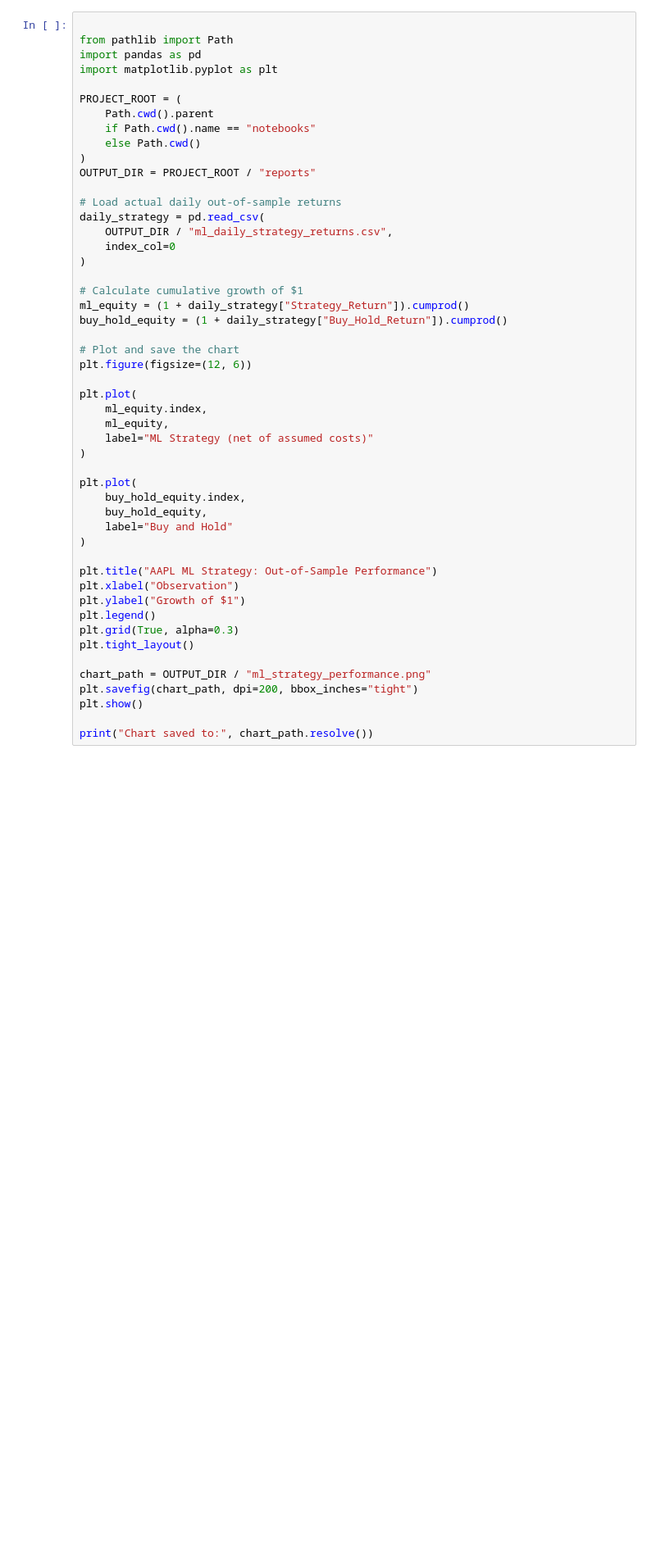
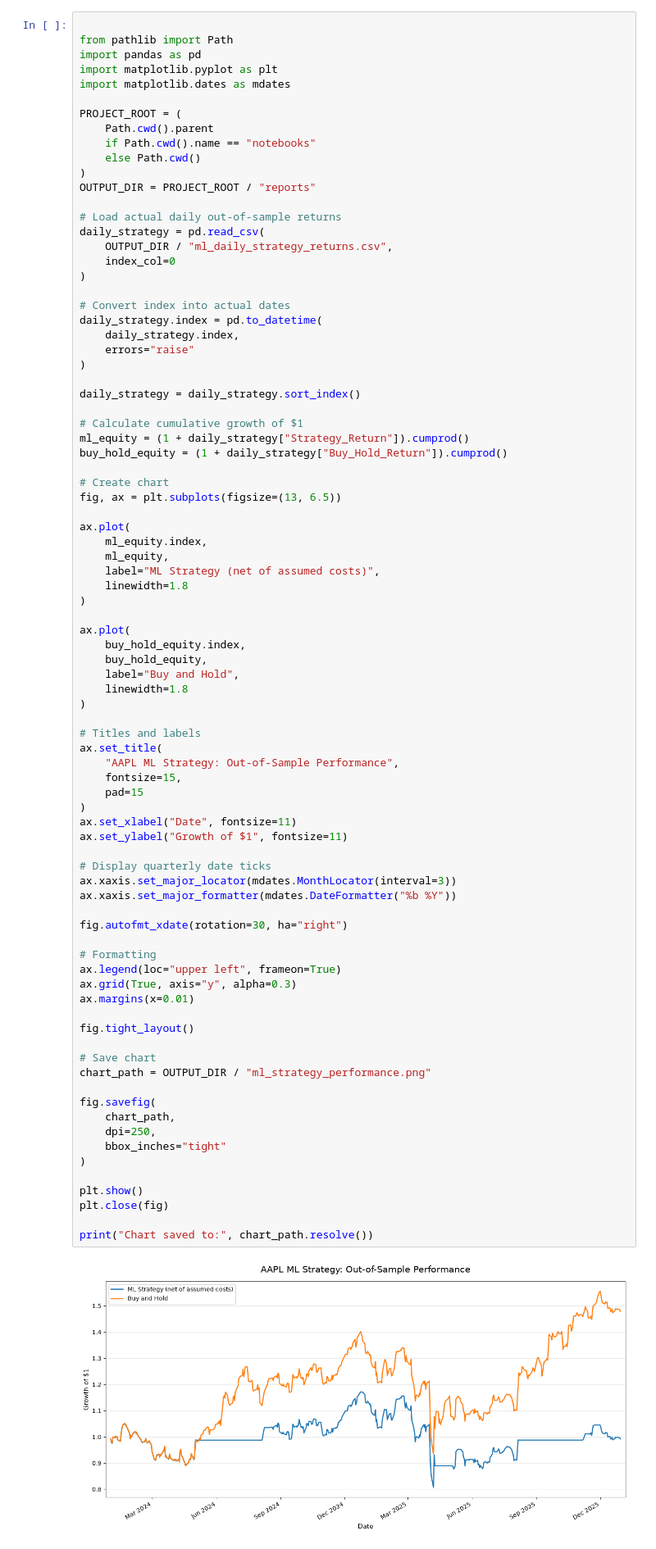
Before and after one commit to Ash-Win-daft/ai-quant-research-lab, a Jupyter notebook: notebooks/04_final_research_report.ipynb, the cells around one changed output. Shown at 82% size. Saved outputs shown, nothing was run; the diff lists cells and outputs as text; blank space fills up the shorter version.

Commit message:
Add ML research results and improve performance chart

```diff
--- a/notebooks/04_final_research_report.ipynb
+++ b/notebooks/04_final_research_report.ipynb
@@ -151,48 +151,84 @@ for file in sorted(OUTPUT_DIR.iterdir()):
 from pathlib import Path
 import pandas as pd
 import matplotlib.pyplot as plt
+import matplotlib.dates as mdates
 
 PROJECT_ROOT = (
     Path.cwd().parent
     if Path.cwd().name == "notebooks"
     else Path.cwd()
 )
 OUTPUT_DIR = PROJECT_ROOT / "reports"
 
 # Load actual daily out-of-sample returns
 daily_strategy = pd.read_csv(
     OUTPUT_DIR / "ml_daily_strategy_returns.csv",
     index_col=0
 )
 
+# Convert index into actual dates
+daily_strategy.index = pd.to_datetime(
+    daily_strategy.index,
+    errors="raise"
+)
+
+daily_strategy = daily_strategy.sort_index()
+
 # Calculate cumulative growth of $1
 ml_equity = (1 + daily_strategy["Strategy_Return"]).cumprod()
 buy_hold_equity = (1 + daily_strategy["Buy_Hold_Return"]).cumprod()
 
-# Plot and save the chart
-plt.figure(figsize=(12, 6))
+# Create chart
+fig, ax = plt.subplots(figsize=(13, 6.5))
 
-plt.plot(
+ax.plot(
     ml_equity.index,
     ml_equity,
-    label="ML Strategy (net of assumed costs)"
+    label="ML Strategy (net of assumed costs)",
+    linewidth=1.8
 )
 
-plt.plot(
+ax.plot(
     buy_hold_equity.index,
     buy_hold_equity,
-    label="Buy and Hold"
+    label="Buy and Hold",
+    linewidth=1.8
 )
 
-plt.title("AAPL ML Strategy: Out-of-Sample Performance")
-plt.xlabel("Observation")
-plt.ylabel("Growth of $1")
-plt.legend()
-plt.grid(True, alpha=0.3)
-plt.tight_layout()
+# Titles and labels
+ax.set_title(
+    "AAPL ML Strategy: Out-of-Sample Performance",
+    fontsize=15,
+    pad=15
+)
+ax.set_xlabel("Date", fontsize=11)
+ax.set_ylabel("Growth of $1", fontsize=11)
 
+# Display quarterly date ticks
+ax.xaxis.set_major_locator(mdates.MonthLocator(interval=3))
+ax.xaxis.set_major_formatter(mdates.DateFormatter("%b %Y"))
+
+fig.autofmt_xdate(rotation=30, ha="right")
+
+# Formatting
+ax.legend(loc="upper left", frameon=True)
+ax.grid(True, axis="y", alpha=0.3)
+ax.margins(x=0.01)
+
+fig.tight_layout()
+
+# Save chart
 chart_path = OUTPUT_DIR / "ml_strategy_performance.png"
-plt.savefig(chart_path, dpi=200, bbox_inches="tight")
+
+fig.savefig(
+    chart_path,
+    dpi=250,
+    bbox_inches="tight"
+)
+
 plt.show()
+plt.close(fig)
 
 print("Chart saved to:", chart_path.resolve())
+# %% [output]
+[figure, added]
```
Also changed, not shown: parts of 1 cell of this notebook, 2 other files.
